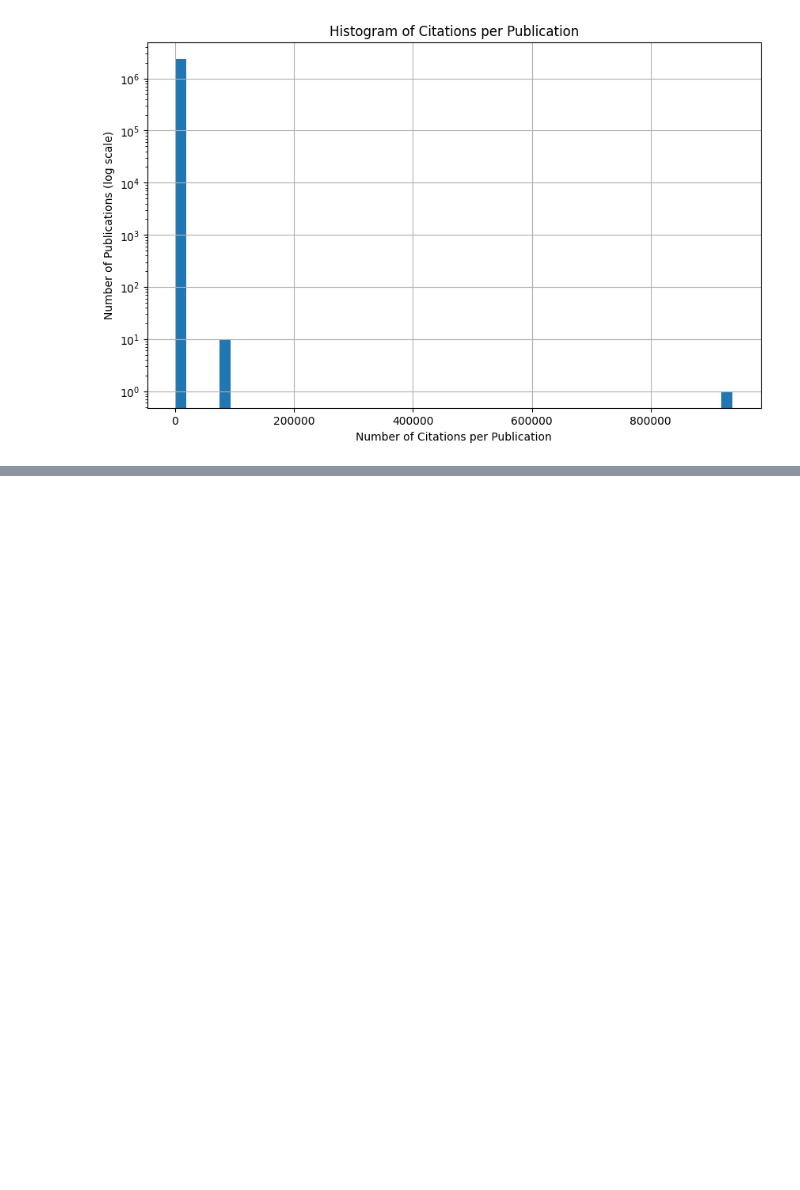
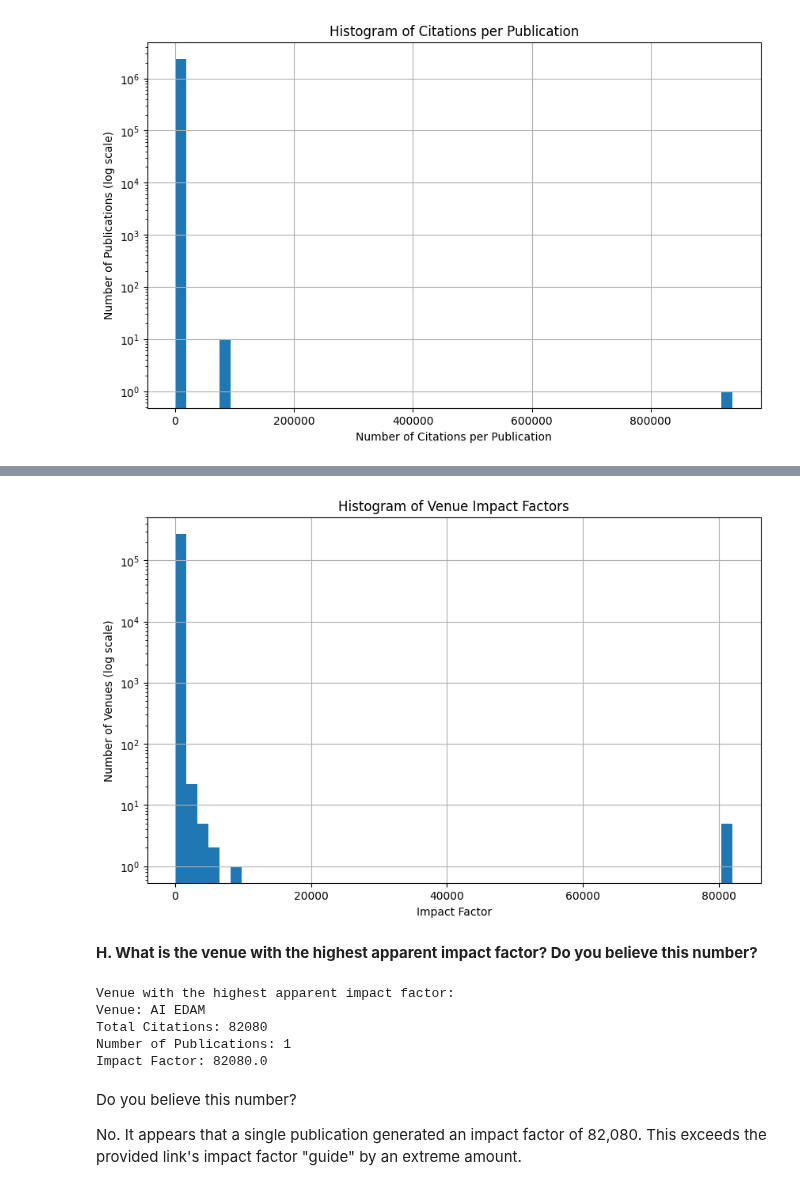
Before and after one commit to HalgasAdrian/CS5230-Coursework, a Jupyter notebook: PA4 Q1.ipynb, the cells around one changed output, grey strips where cells are left out. Drawn from its saved outputs; the diff is of its cells as text; code cells hidden in the pictures; blank space fills up the shorter version.

```diff
--- a/PA4 Q1.ipynb
+++ b/PA4 Q1.ipynb
@@ -355,0 +362,20 @@ plt.show()
+# %%
+import pandas as pd
+import matplotlib.pyplot as plt
+
+# Ensure citation counts are calculated
+if 'num_citations' not in df.columns:
+    raise ValueError("The DataFrame must include a 'num_citations' column.")
+
+# Group publications by venue
+venue_stats = df.groupby('venue').agg(
+    total_citations=pd.NamedAgg(column='num_citations', aggfunc='sum'),
+    num_publications=pd.NamedAgg(column='index', aggfunc='count')
+).reset_index()
+
+# Calculate the impact factor for each venue
+venue_stats['impact_factor'] = venue_stats['total_citations'] / venue_stats['num_publications']
+
+# Print top venues by impact factor
+print("Top venues by impact factor:")
+print(venue_stats.sort_values(by='impact_factor', ascending=False).head(10))
@@ -355,0 +400,33 @@ plt.show()
+# %%
+# Plot histogram of impact factors
+plt.figure(figsize=(10, 6))
+plt.hist(venue_stats['impact_factor'], bins=50, log=True)
+plt.xlabel('Impact Factor')
+plt.ylabel('Number of Venues (log scale)')
+plt.title('Histogram of Venue Impact Factors')
+plt.grid(True)
+plt.show()
+# %% [output]
+[figure, added]
+# %% [markdown]
+**H. What is the venue with the highest apparent impact factor? Do you believe this number?**
+# %%
+# Find the venue with the highest impact factor
+highest_impact_venue = venue_stats.loc[venue_stats['impact_factor'].idxmax()]
+
+# Print the venue details
+print("Venue with the highest apparent impact factor:")
+print(f"Venue: {highest_impact_venue['venue']}")
+print(f"Total Citations: {highest_impact_venue['total_citations']}")
+print(f"Number of Publications: {highest_impact_venue['num_publications']}")
+print(f"Impact Factor: {highest_impact_venue['impact_factor']}")
+# %% [output]
+Venue with the highest apparent impact factor:
+Venue: AI EDAM
+Total Citations: 82080
+Number of Publications: 1
+Impact Factor: 82080.0
+# %% [markdown]
+Do you believe this number?
+
+No. It appears that a single publication generated an impact factor of 82,080. This exceeds the provided link's impact factor "guide" by an extreme amount.
```
Also changed, not shown: parts of 12 cells of this notebook.
